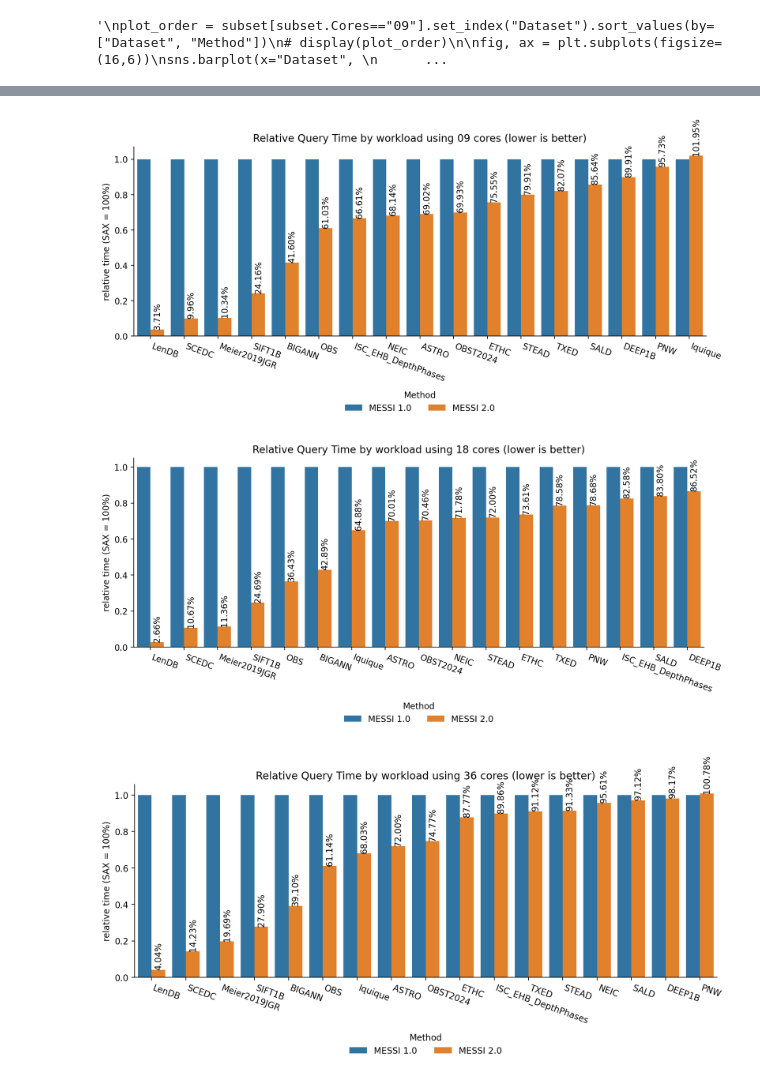
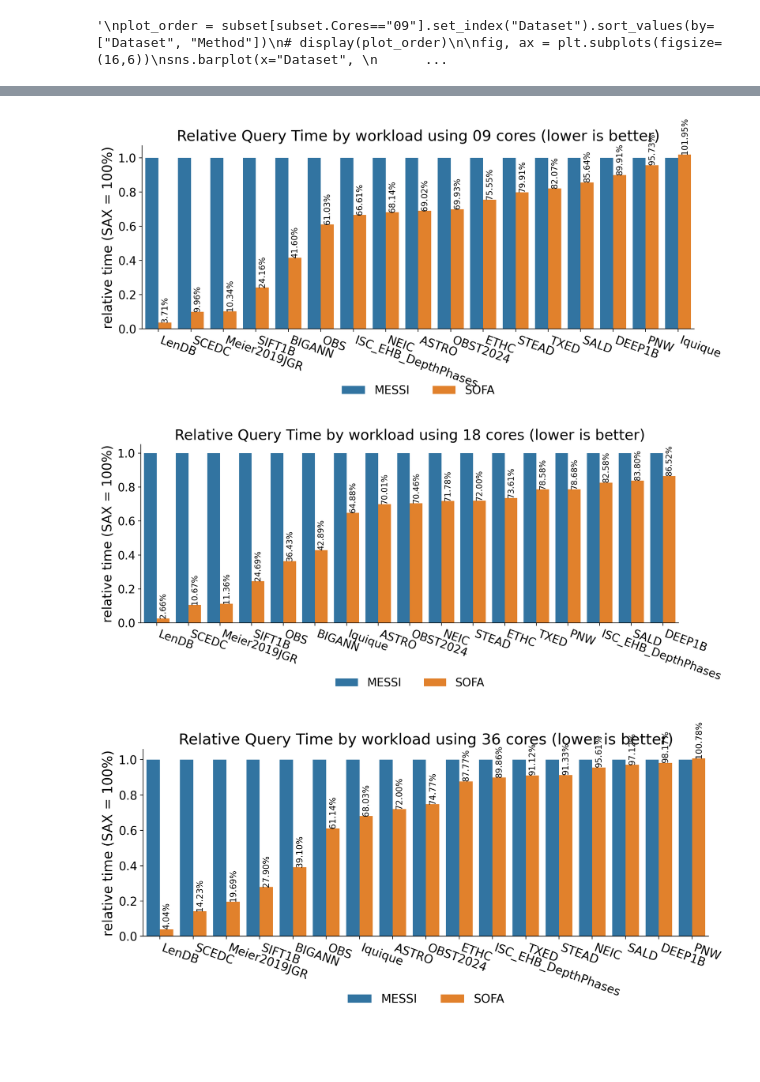
Before and after one commit to patrickzib/SOFA, a Jupyter notebook: notebooks/eval_all.ipynb, the cells around one changed output, grey strips where cells are left out. Cells and saved outputs as stored; diff of their text form; code cells hidden in the pictures; blank space fills up the shorter version.

```diff
--- a/notebooks/eval_all.ipynb
+++ b/notebooks/eval_all.ipynb
@@ -79,8 +79,8 @@ subset = query_times.rename(columns={
 subset = subset[query_times.method.isin(["MESSI+\nSAX+\nSIMD", "MESSI+\nSFA+EW+\nSIMD"])]
 
 
-subset.Method.replace("MESSI+\nSAX+\nSIMD", "MESSI 1.0", inplace=True)
-subset.Method.replace("MESSI+\nSFA+EW+\nSIMD", "MESSI 2.0", inplace=True)
+subset.Method.replace("MESSI+\nSAX+\nSIMD", "MESSI", inplace=True)
+subset.Method.replace("MESSI+\nSFA+EW+\nSIMD", "SOFA", inplace=True)
 
 subset
 # %% [output]
@@ -172,7 +172,7 @@ ALL_CORES = ["09", "18", "36"]
 
 subset.Method = subset.Method.replace("\n","", regex=True)
 for CORES in ALL_CORES:
-    plot_order = subset[(subset.Cores=="36") & (subset.Method=="MESSI 1.0")].groupby(["Dataset"]) \
+    plot_order = subset[(subset.Cores=="36") & (subset.Method=="MESSI")].groupby(["Dataset"]) \
             .mean("query time in s").sort_values(by="query time in s")
 
     fig, ax = plt.subplots(figsize=(12,3))
@@ -206,43 +206,43 @@ for CORES in ALL_CORES:
     # l.iloc[0]["query time in s"]
     df_normed = df_mean.groupby(["Dataset"]) \
             .apply(lambda l: l["query time in s"] / (l["query time in s"].iloc[0])).reset_index()
 
     df_factor = df_mean.groupby(["Dataset"]) \
             .apply(lambda l: (l["query time in s"].iloc[0]) / l["query time in s"]).reset_index()
 
     plot_order = df_normed.groupby("Dataset").min("query time in s").sort_values(by="query time in s")
 
 
     df_mean["normed"] = df_normed["query time in s"]
     df_mean["factor"] = df_factor["query time in s"]
     # display(df_mean)
 
     fig, ax = plt.subplots(figsize=(12,4))
     sns.barplot(x="Dataset", y="normed",
                 hue="Method", data=df_mean, ax = ax,
                 order=plot_order.index
                )
 
-    ax.bar_label(ax.containers[1], fmt='{:.2%}', rotation=90, label_type='edge')
+    legend = ax.legend() # removes the title
+    ax.bar_label(ax.containers[1], fmt='{:.2%}', rotation=90, label_type='edge', fontsize=10)
     #ax.bar_label(ax.containers[2], fmt='{:.2%}', rotation=90)
-    ax.set_title("Relative Query Time by workload using "+str(CORES)+" cores (lower is better)")
-    # ax.set_xlabel("Dataset (workload)")
+    ax.set_title("Relative Query Time by workload using "+str(CORES)+" cores (lower is better)", fontsize=18)
     ax.set_xlabel("")
-    ax.set_ylabel("relative time (SAX = 100%)")
-    #ax.set_ylim([0,1.2])
-    plt.xticks(rotation=-20, fontsize=10, ha='left')
+    ax.set_ylabel("relative time (SAX = 100%)", fontsize=16)
+    plt.xticks(rotation=-20, fontsize=14, ha='left')
+    plt.yticks(fontsize=14)
     sns.despine()
     #sns.move_legend(ax, "upper left", bbox_to_anchor=(1, 1))
-    sns.move_legend(ax, "upper center", frameon=False, bbox_to_anchor=(.5, -0.25), ncol=3)  # bbox_to_anchor=(1, 1),
+    sns.move_legend(ax, "upper center", frameon=False, bbox_to_anchor=(.5, -0.25), ncol=3, fontsize=14)
     plt.savefig("images/experiment_relative_query_time_"+CORES+".pdf", bbox_inches='tight')
     plt.show()
 
 
     # display(df_mean)
 # %% [output]
-[figure, old version]
+[figure, new version]
-[figure, old version]
+[figure, new version]
-[figure, old version]
+[figure, new version]
 # %%
 fig, (ax_top, ax_bottom) = plt.subplots(
     ncols=1, nrows=2, # sharex=True,
```
Also changed, not shown: parts of 10 cells of this notebook, 34 other files.
